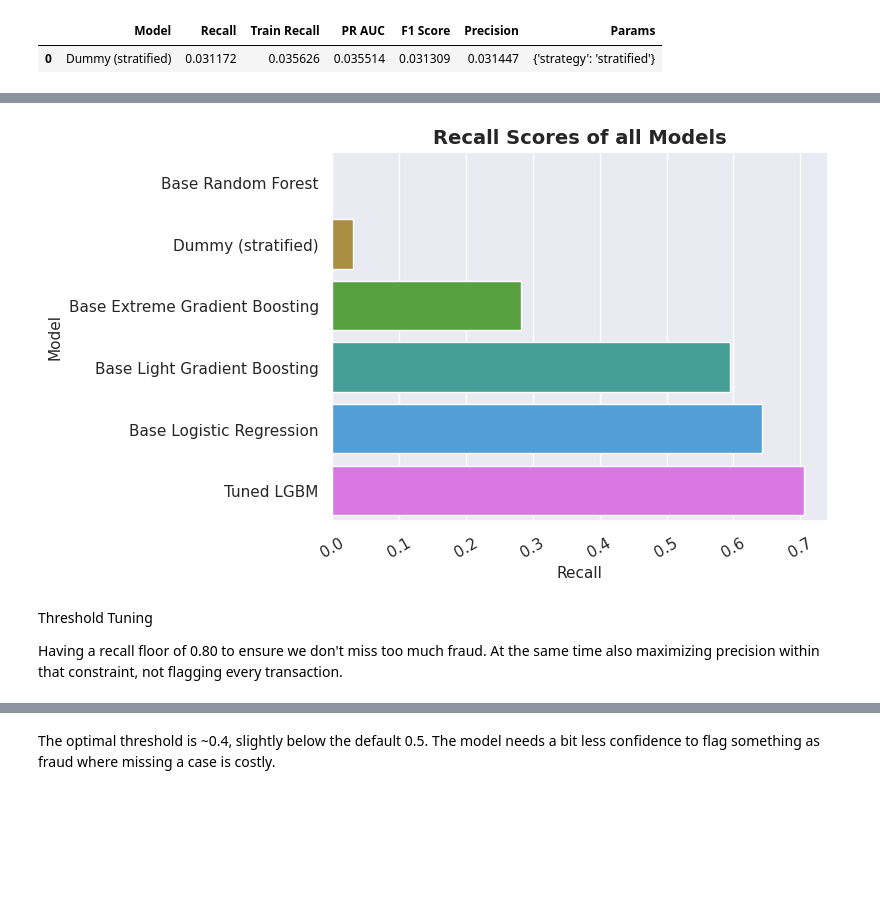
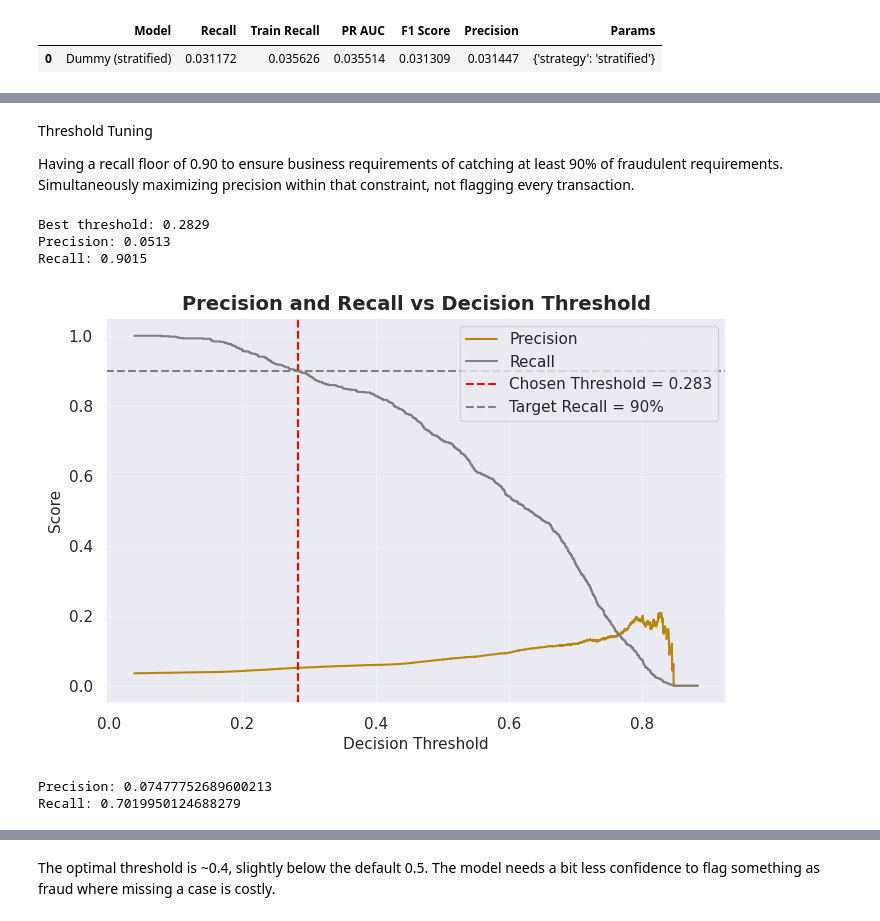
Before and after one commit to giddygarcia/fraud-detection, a Jupyter notebook: FraudDetection.ipynb, the cells around one changed output, grey strips where cells are left out. Drawn from its saved outputs; the diff is of its cells as text; code cells hidden in the pictures; blank space fills up the shorter version.

Commit message:
Apply threshold tuning

```diff
--- a/FraudDetection.ipynb
+++ b/FraudDetection.ipynb
@@ -720,16 +550,66 @@ new_results
-# %%
-ax = sns.barplot(
-    results.sort_values("Recall", ascending=False).iloc[::-1],
-    x="Recall",
-    y="Model",
-    hue="Model",
-)
-plt.title("Recall Scores of all Models")
-plt.xticks(rotation=30)
-plt.show()
-# %% [output]
-[figure, removed]
 # %% [markdown]
 Threshold Tuning
 
-Having a recall floor of 0.80 to ensure we don't miss too much fraud. At the same time also maximizing precision within that constraint, not flagging every transaction.
+Having a recall floor of 0.90 to ensure business requirements of catching at least 90% of fraudulent requirements. Simultaneously maximizing precision within that constraint, not flagging every transaction.
+# %%
+import numpy as np
+import matplotlib.pyplot as plt
+from sklearn.metrics import precision_recall_curve
+
+precs, recs, thresholds = precision_recall_curve(y_val, y_proba_val)
+
+min_recall = 0.90
+
+valid = recs[:-1] >= min_recall
+
+if valid.any():
+    best_idx = np.argmax(precs[:-1][valid])
+    best_thresh = thresholds[valid][best_idx]
+
+    threshold_idx = np.where(thresholds == best_thresh)[0][0]
+
+    print(f"Best threshold: {best_thresh:.4f}")
+    print(f"Precision: {precs[threshold_idx]:.4f}")
+    print(f"Recall: {recs[threshold_idx]:.4f}")
+else:
+    print("No threshold satisfies the minimum recall.")
+# %% [output]
+Best threshold: 0.2829
+Precision: 0.0513
+Recall: 0.9015
+# %%
+plt.figure(figsize=(8, 5))
+
+plt.plot(thresholds, precs[:-1], label="Precision")
+plt.plot(thresholds, recs[:-1], label="Recall")
+
+plt.axvline(
+    best_thresh,
+    color="red",
+    linestyle="--",
+    label=f"Chosen Threshold = {best_thresh:.3f}",
+)
+
+plt.axhline(
+    min_recall, color="gray", linestyle="--", label=f"Target Recall = {min_recall:.0%}"
+)
+
+plt.xlabel("Decision Threshold")
+plt.ylabel("Score")
+plt.title("Precision and Recall vs Decision Threshold")
+plt.grid(alpha=0.3)
+plt.legend()
+
+plt.show()
+# %% [output]
+[figure, added]
+# %%
+from sklearn.metrics import precision_score, recall_score
+
+default_pred = lgbm_pipeline.predict(X_val)
+
+print("Precision:", precision_score(y_val, default_pred))
+print("Recall:", recall_score(y_val, default_pred))
+# %% [output]
+Precision: 0.07477752689600213
+Recall: 0.7019950124688279
```
Also changed, not shown: parts of 44 cells of this notebook, 2 other files.
